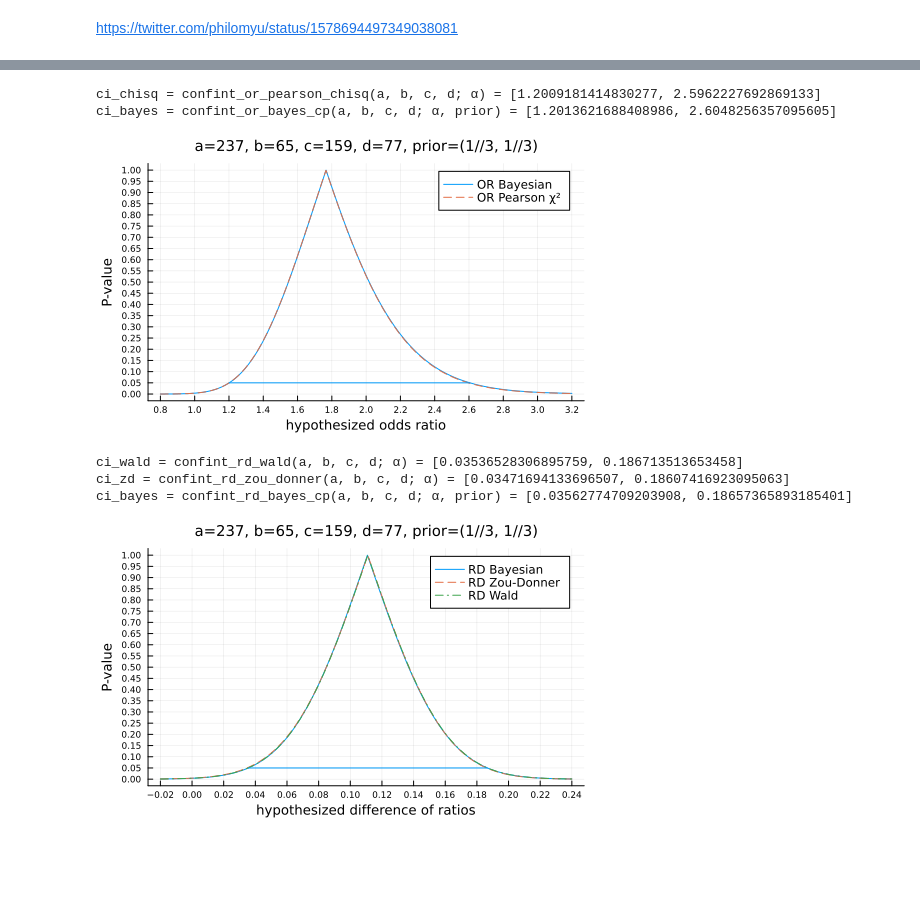
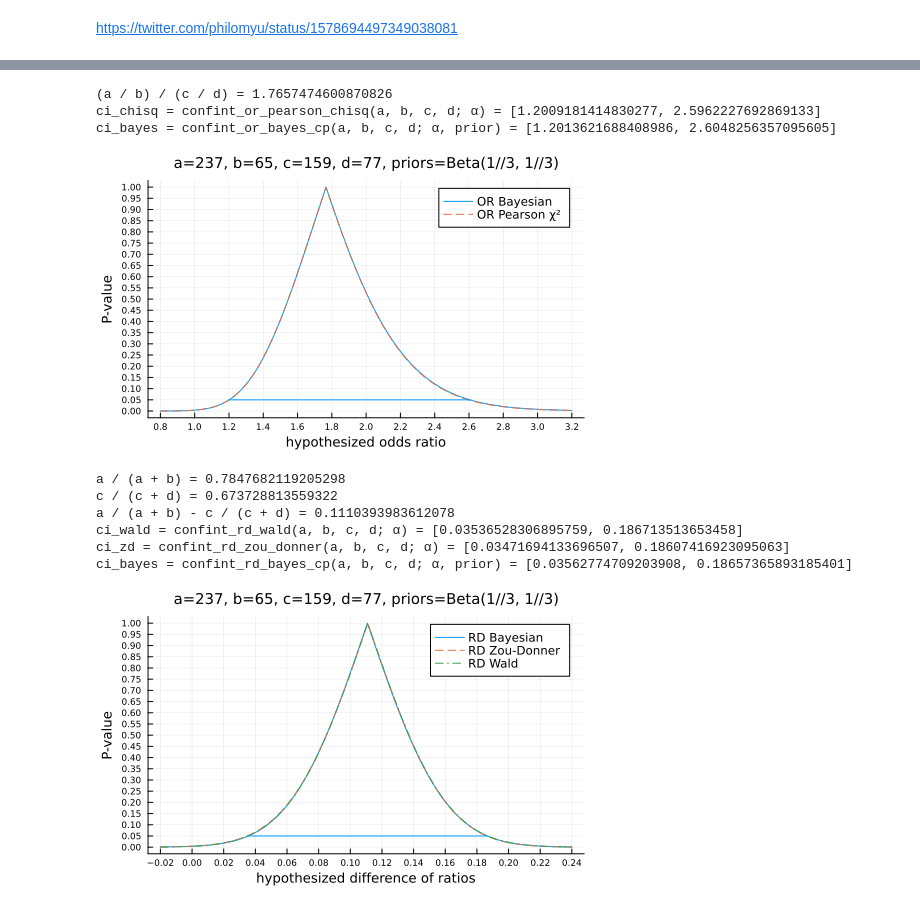
Before and after one commit to genkuroki/public, a Jupyter notebook: 0037/Bayesian analysis of 2x2 contingency tables.ipynb, the cells around one changed output, grey strips where cells are left out. Drawn from its saved outputs; the diff is of its cells as text; code cells hidden in the pictures; blank space fills up the shorter version.

```diff
--- a/0037/Bayesian analysis of 2x2 contingency tables.ipynb
+++ b/0037/Bayesian analysis of 2x2 contingency tables.ipynb
@@ -634,27 +620,31 @@ plot!(xguide="hypothesized odds ratio", yguide="P-value")
 # %%
 # https://twitter.com/philomyu/status/1578694497349038081
 
 a, b, c, d = 237, 65, 159, 77
 prior = (1//3, 1//3)
 α = 0.05
+@show (a/b)/(c/d)
 @show ci_chisq = confint_or_pearson_chisq(a, b, c, d; α)
 @show ci_bayes = confint_or_bayes_cp(a, b, c, d; α, prior)
 plot(ω -> pvalue_or_bayes_cp(a, b, c, d; ω, prior), 0.8, 3.2; label="OR Bayesian")
 plot!(ω -> pvalue_or_pearson_chisq(a, b, c, d; ω), 0.8, 3.2; label="OR Pearson χ²", ls=:dash)
 plot!(ci_bayes, fill(α, 2); label="", c=1)
-title!("a=$a, b=$b, c=$c, d=$d, prior=$prior")
+title!("a=$a, b=$b, c=$c, d=$d, priors=Beta$prior")
 plot!(xguide="hypothesized odds ratio", yguide="P-value")
 plot!(xtick=0:0.2:10, ytick=0:0.05:1)
 # %% [output]
+(a / b) / (c / d) = 1.7657474600870826
 ci_chisq = confint_or_pearson_chisq(a, b, c, d; α) = [1.2009181414830277, 2.5962227692869133]
 ci_bayes = confint_or_bayes_cp(a, b, c, d; α, prior) = [1.2013621688408986, 2.6048256357095605]
-[figure, old version]
+[figure, new version]
 # %%
 # https://twitter.com/philomyu/status/1578694497349038081
 
 a, b, c, d = 237, 65, 159, 77
 prior = (1//3, 1//3)
 α = 0.05
+@show a/(a+b) c/(c+d)
+@show a/(a+b) - c/(c+d)
 @show ci_wald = confint_rd_wald(a, b, c, d; α)
 @show ci_zd = confint_rd_zou_donner(a, b, c, d; α)
 @show ci_bayes = confint_rd_bayes_cp(a, b, c, d; α, prior)
@@ -662,11 +652,14 @@ plot(Δ -> pvalue_rd_bayes_cp(a, b, c, d; Δ, prior), -0.02, 0.24; label="RD Bay
 plot!(Δ -> pvalue_rd_zou_donner(a, b, c, d; Δ), -0.02, 0.24; label="RD Zou-Donner", ls=:dash)
 plot!(Δ -> pvalue_rd_wald(a, b, c, d; Δ), -0.02, 0.24; label="RD Wald", ls=:dashdot)
 plot!(ci_bayes, fill(α, 2); label="", c=1)
-title!("a=$a, b=$b, c=$c, d=$d, prior=$prior")
+title!("a=$a, b=$b, c=$c, d=$d, priors=Beta$prior")
 plot!(xguide="hypothesized difference of ratios", yguide="P-value")
 plot!(xtick=-1:0.02:1, ytick=0:0.05:1)
 # %% [output]
+a / (a + b) = 0.7847682119205298
+c / (c + d) = 0.673728813559322
+a / (a + b) - c / (c + d) = 0.1110393983612078
 ci_wald = confint_rd_wald(a, b, c, d; α) = [0.03536528306895759, 0.186713513653458]
 ci_zd = confint_rd_zou_donner(a, b, c, d; α) = [0.03471694133696507, 0.18607416923095063]
 ci_bayes = confint_rd_bayes_cp(a, b, c, d; α, prior) = [0.03562774709203908, 0.18657365893185401]
-[figure, old version]
+[figure, new version]
```
Also changed, not shown: parts of 3 cells of this notebook, 1 other file.
